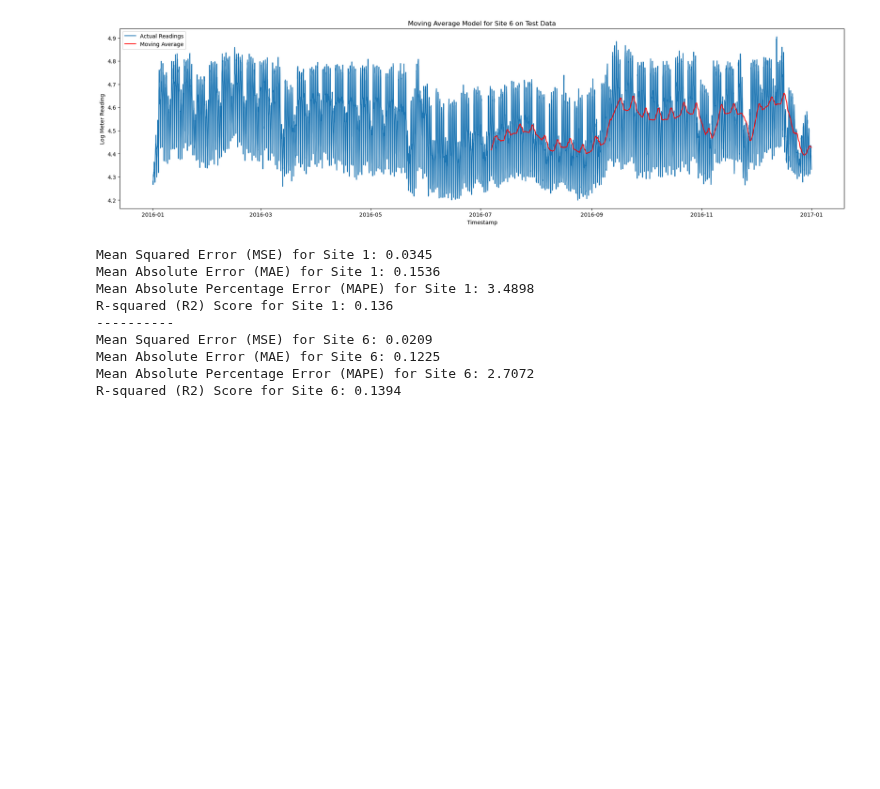
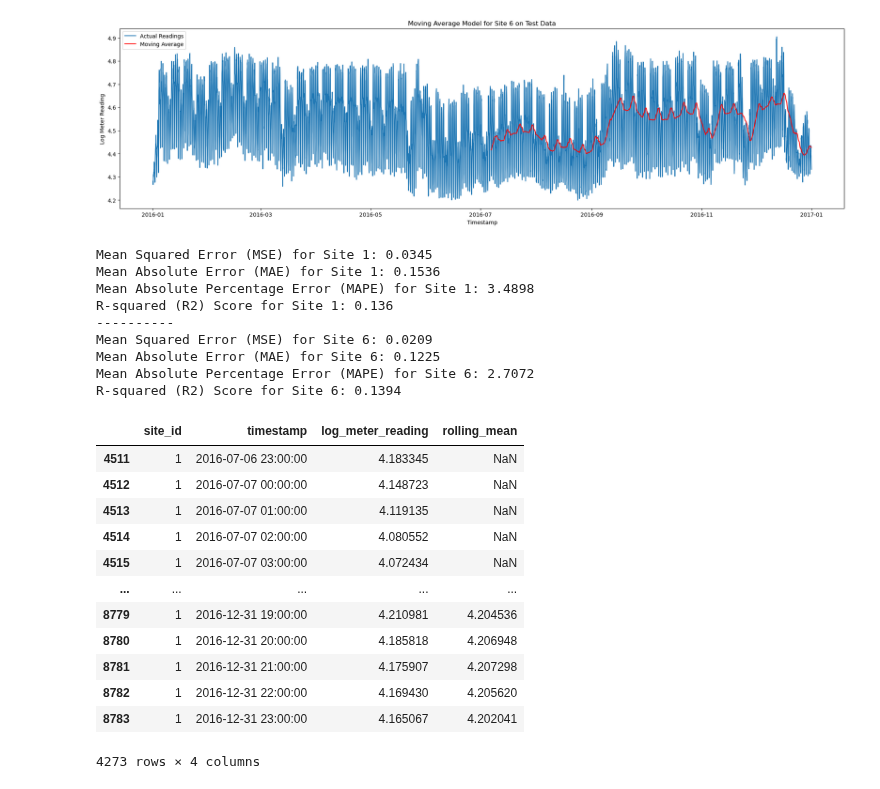
Before and after one commit to goksu-uzunturk/DI502_ElectricityPrediction, a Jupyter notebook: notebooks/MovingAverage.ipynb, the cells around one changed output. Saved outputs shown, nothing was run; the diff lists cells and outputs as text; code cells hidden in the pictures; blank space fills up the shorter version.

```diff
--- a/notebooks/MovingAverage.ipynb
+++ b/notebooks/MovingAverage.ipynb
@@ -177,0 +180,16 @@ R-squared (R2) Score for Site 6: 0.1394
+# %%
+test1_data
+# %% [output]
+|  | site_id | timestamp | log_meter_reading | rolling_mean |
+| 4511 | 1 | 2016-07-06 23:00:00 | 4.183345 | NaN |
+| 4512 | 1 | 2016-07-07 00:00:00 | 4.148723 | NaN |
+| 4513 | 1 | 2016-07-07 01:00:00 | 4.119135 | NaN |
+| 4514 | 1 | 2016-07-07 02:00:00 | 4.080552 | NaN |
+| 4515 | 1 | 2016-07-07 03:00:00 | 4.072434 | NaN |
+| ... | ... | ... | ... | ... |
+| 8779 | 1 | 2016-12-31 19:00:00 | 4.210981 | 4.204536 |
+| 8780 | 1 | 2016-12-31 20:00:00 | 4.185818 | 4.206948 |
+| 8781 | 1 | 2016-12-31 21:00:00 | 4.175907 | 4.207298 |
+| 8782 | 1 | 2016-12-31 22:00:00 | 4.169430 | 4.205620 |
+| 8783 | 1 | 2016-12-31 23:00:00 | 4.165067 | 4.202041 |
+4273 rows × 4 columns
```
Also changed, not shown: parts of 3 cells of this notebook.
